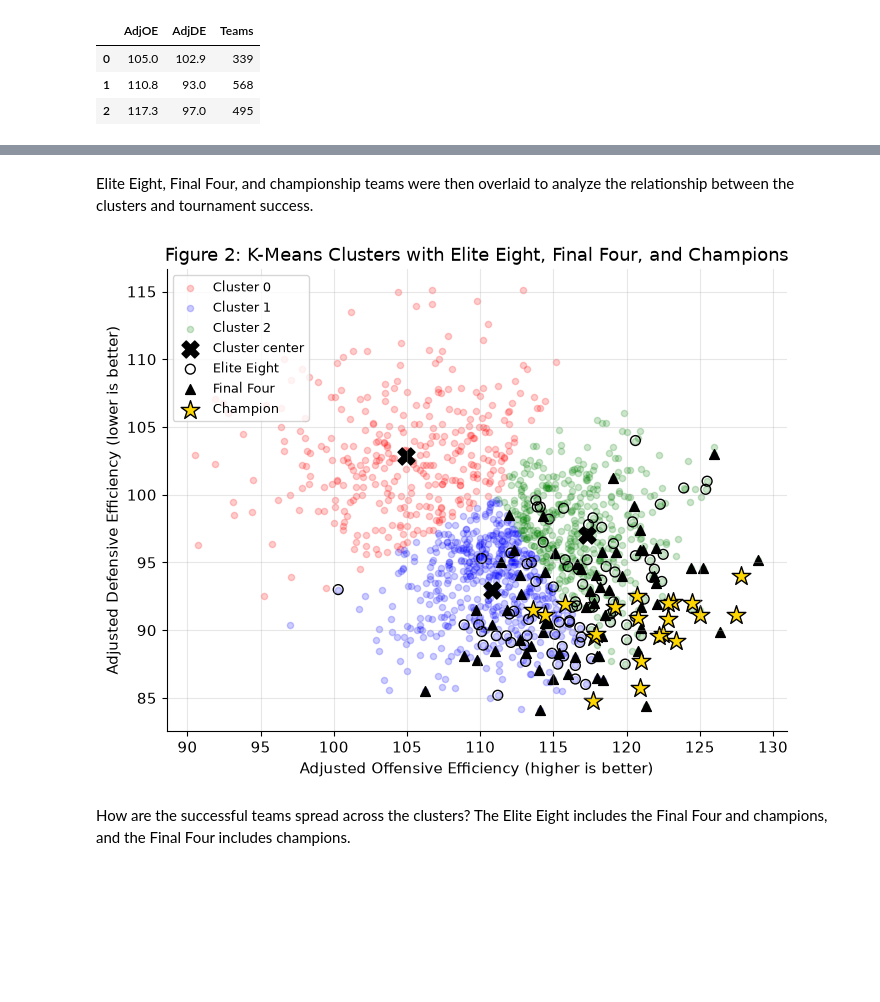
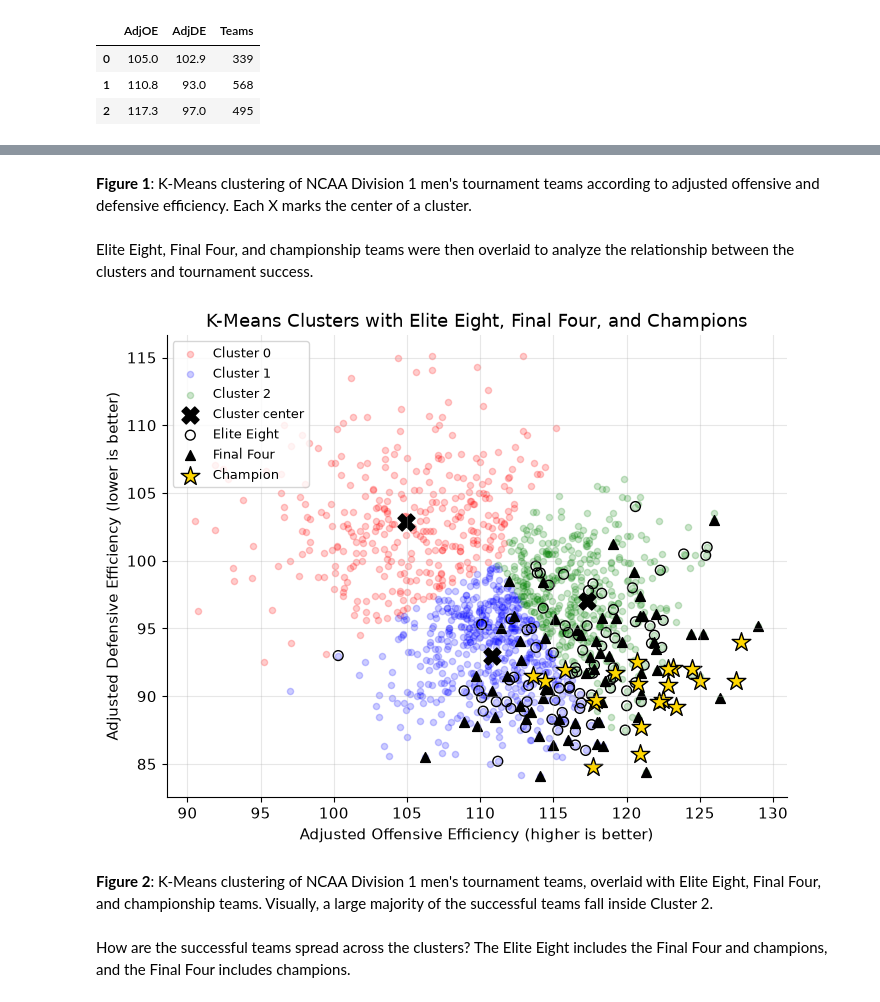
Before and after one commit to ColeDiGregorio/march-madness-analysis, a Jupyter notebook: march_madness.ipynb, the cells around one changed output, grey strips where cells are left out. Cells and saved outputs as stored; diff of their text form; code cells hidden in the pictures; blank space fills up the shorter version.

```diff
--- a/march_madness.ipynb
+++ b/march_madness.ipynb
@@ -41,12 +42,18 @@ These calculations were made by KenPom.
 df = pd.read_csv("data/march_madness_kaggle_v31.csv")
 print(df.shape)
 
-df = df[["Season", "Mapped ESPN Team Name",
-         "Adjusted Offensive Efficiency", "Adjusted Defensive Efficiency",
+df = df[["Season", "Mapped ESPN Team Name", "Seed",
+         "Adjusted Offensive Efficiency", "Adjusted Offensive Efficiency Rank",
+         "Adjusted Defensive Efficiency", "Adjusted Defensive Efficiency Rank",
+         "Pre-Tournament.AdjOE", "Pre-Tournament.AdjDE",
          "Post-Season Tournament", "Final Four?", "Tournament Winner?"]]
 df = df.rename(columns={"Mapped ESPN Team Name": "Team",
                         "Adjusted Offensive Efficiency": "AdjOE",
-                        "Adjusted Defensive Efficiency": "AdjDE"})
+                        "Adjusted Offensive Efficiency Rank": "OffRank",
+                        "Adjusted Defensive Efficiency": "AdjDE",
+                        "Adjusted Defensive Efficiency Rank": "DefRank",
+                        "Pre-Tournament.AdjOE": "PreAdjOE",
+                        "Pre-Tournament.AdjDE": "PreAdjDE"})
 df.head()
 # %% [output]
 (8680, 179)
@@ -74,6 +83,7 @@ tourney_teams = (df[df["Post-Season Tournament"] == "March Madness"]
 
 tourney = df[df.apply(lambda row: row["Team"] in tourney_teams[row["Season"]], axis=1)]
 tourney = tourney.drop_duplicates(subset=["Season", "Team"]).reset_index(drop=True)
+tourney["Seed"] = tourney["Seed"].astype(int)
 
 print(len(tourney), "tournament team-seasons")
 print(tourney.groupby("Season").size().to_dict())
@@ -165,22 +175,28 @@ plt.show()
+# %% [markdown]
+**Figure 1**: K-Means clustering of NCAA Division 1 men's tournament teams according to adjusted offensive and
+defensive efficiency. Each X marks the center of a cluster.
 # %% [markdown]
 Elite Eight, Final Four, and championship teams were then overlaid to analyze the relationship between the
 clusters and tournament success.
 # %%
 plt.figure()
 plot_clusters(alpha=0.2)
 
 e8 = tourney[(tourney["Elite Eight"] == 1) & (tourney["Final Four"] == 0)]
 f4 = tourney[(tourney["Final Four"] == 1) & (tourney["Champion"] == 0)]
 ch = tourney[tourney["Champion"] == 1]
 plt.scatter(e8["AdjOE"], e8["AdjDE"], facecolors="none", edgecolors="black", s=50, label="Elite Eight")
 plt.scatter(f4["AdjOE"], f4["AdjDE"], marker="^", c="black", s=50, label="Final Four")
 plt.scatter(ch["AdjOE"], ch["AdjDE"], marker="*", c="gold", edgecolors="black", s=200, label="Champion")
-plt.title("Figure 2: K-Means Clusters with Elite Eight, Final Four, and Champions")
+plt.title("K-Means Clusters with Elite Eight, Final Four, and Champions")
 plt.legend(loc="upper left", fontsize=9)
 plt.savefig("figures/figure2_clusters_overlay.png", dpi=150, bbox_inches="tight")
 plt.show()
 # %% [output]
-[figure, old version]
+[figure, new version]
+# %% [markdown]
+**Figure 2**: K-Means clustering of NCAA Division 1 men's tournament teams, overlaid with Elite Eight, Final Four,
+and championship teams. Visually, a large majority of the successful teams fall inside Cluster 2.
 # %% [markdown]
 How are the successful teams spread across the clusters? The Elite Eight includes the Final Four and champions,
 and the Final Four includes champions.
```
Also changed, not shown: parts of 20 cells of this notebook, 8 other files.
